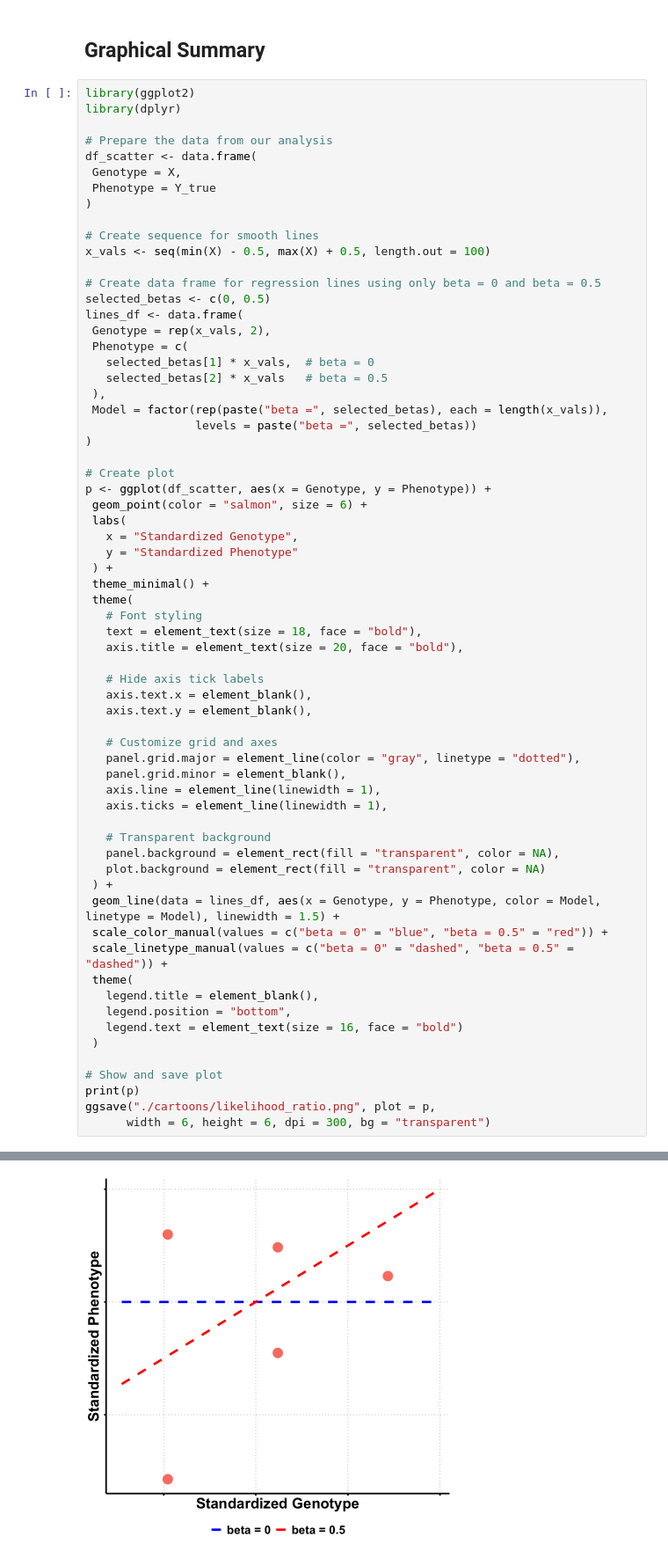
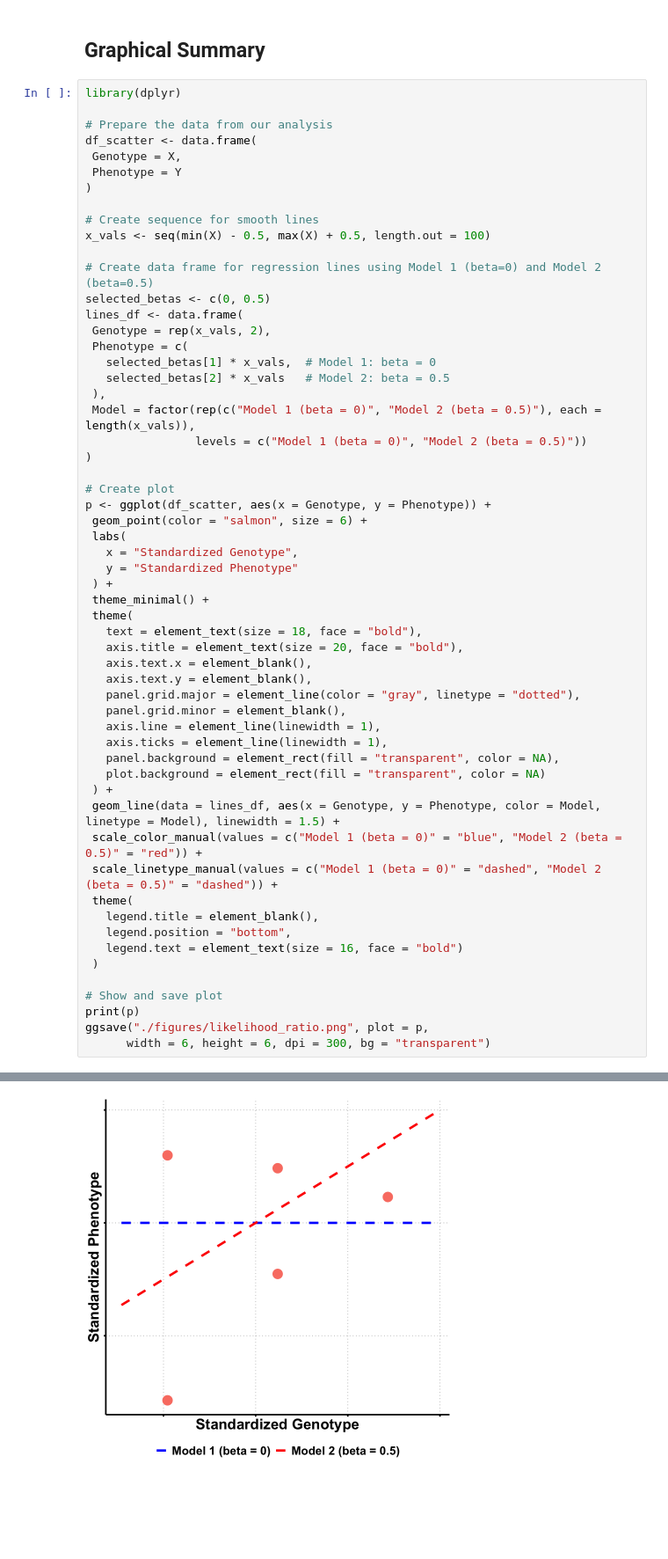
Before and after one commit to StatFunGen/statgen-primer, a Jupyter notebook: likelihood_ratio.ipynb, the cells around one changed output, grey strips where cells are left out. Shown at 88% size. Saved outputs shown, nothing was run; the diff lists cells and outputs as text; blank space fills up the shorter version.

```diff
--- a/likelihood_ratio.ipynb
+++ b/likelihood_ratio.ipynb
@@ -362,28 +374,27 @@ This is actually very realistic for genetics research - most real genetic effect
 # %% [markdown]
 ## Graphical Summary
 # %%
-library(ggplot2)
 library(dplyr)
 
 # Prepare the data from our analysis
 df_scatter <- data.frame(
  Genotype = X,
- Phenotype = Y_true
+ Phenotype = Y
 )
 
 # Create sequence for smooth lines
 x_vals <- seq(min(X) - 0.5, max(X) + 0.5, length.out = 100)
 
-# Create data frame for regression lines using only beta = 0 and beta = 0.5
+# Create data frame for regression lines using Model 1 (beta=0) and Model 2 (beta=0.5)
 selected_betas <- c(0, 0.5)
 lines_df <- data.frame(
  Genotype = rep(x_vals, 2),
  Phenotype = c(
-   selected_betas[1] * x_vals,  # beta = 0
-   selected_betas[2] * x_vals   # beta = 0.5
+   selected_betas[1] * x_vals,  # Model 1: beta = 0
+   selected_betas[2] * x_vals   # Model 2: beta = 0.5
  ),
- Model = factor(rep(paste("beta =", selected_betas), each = length(x_vals)),
-                levels = paste("beta =", selected_betas))
+ Model = factor(rep(c("Model 1 (beta = 0)", "Model 2 (beta = 0.5)"), each = length(x_vals)),
+                levels = c("Model 1 (beta = 0)", "Model 2 (beta = 0.5)"))
 )
 
 # Create plot
@@ -395,27 +406,20 @@ p <- ggplot(df_scatter, aes(x = Genotype, y = Phenotype)) +
  ) +
  theme_minimal() +
  theme(
-   # Font styling
    text = element_text(size = 18, face = "bold"),
    axis.title = element_text(size = 20, face = "bold"),
-
-   # Hide axis tick labels
    axis.text.x = element_blank(),
    axis.text.y = element_blank(),
-
-   # Customize grid and axes
    panel.grid.major = element_line(color = "gray", linetype = "dotted"),
    panel.grid.minor = element_blank(),
    axis.line = element_line(linewidth = 1),
    axis.ticks = element_line(linewidth = 1),
-
-   # Transparent background
    panel.background = element_rect(fill = "transparent", color = NA),
    plot.background = element_rect(fill = "transparent", color = NA)
  ) +
  geom_line(data = lines_df, aes(x = Genotype, y = Phenotype, color = Model, linetype = Model), linewidth = 1.5) +
- scale_color_manual(values = c("beta = 0" = "blue", "beta = 0.5" = "red")) +
- scale_linetype_manual(values = c("beta = 0" = "dashed", "beta = 0.5" = "dashed")) +
+ scale_color_manual(values = c("Model 1 (beta = 0)" = "blue", "Model 2 (beta = 0.5)" = "red")) +
+ scale_linetype_manual(values = c("Model 1 (beta = 0)" = "dashed", "Model 2 (beta = 0.5)" = "dashed")) +
  theme(
    legend.title = element_blank(),
    legend.position = "bottom",
@@ -424,6 +428,6 @@ p <- ggplot(df_scatter, aes(x = Genotype, y = Phenotype)) +
 
 # Show and save plot
 print(p)
-ggsave("./cartoons/likelihood_ratio.png", plot = p,
+ggsave("./figures/likelihood_ratio.png", plot = p,
       width = 6, height = 6, dpi = 300, bg = "transparent")
 # %% [output]
@@ -430 +445 @@ ggsave("./cartoons/likelihood_ratio.png", plot = p,
-[figure, old version]
+[figure, new version]
```
Also changed, not shown: parts of 24 cells of this notebook, 37 other files.
